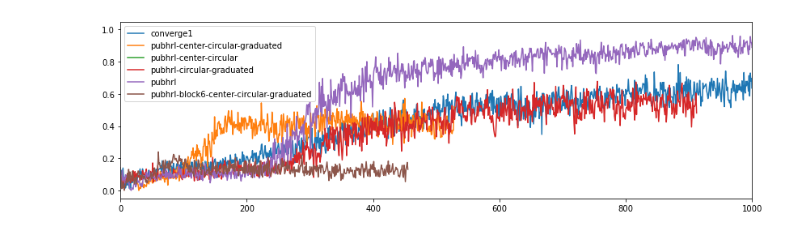
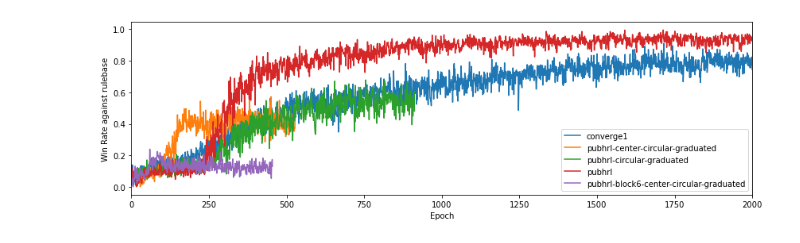
Before and after one commit to tonghuikang/hungry-goose-training-logs, a Jupyter notebook: analyse.ipynb, the cells around one changed output. Saved outputs shown, nothing was run; the diff lists cells and outputs as text; code cells hidden in the pictures.

```diff
--- a/analyse.ipynb
+++ b/analyse.ipynb
@@ -6,7 +16,6 @@ import matplotlib.pyplot as plt
 # %%
 methods = ["converge1",
            "pubhrl-center-circular-graduated",
-           "pubhrl-center-circular",
            "pubhrl-circular-graduated",
            "pubhrl",
            "pubhrl-block6-center-circular-graduated"]
@@ -29,11 +38,13 @@ for method in methods:
 # %%
 plt.figure(figsize=(14,4))
 for method in methods:
     plt.plot(epochs[method], winrates_rulebase[method], label=method)
 plt.legend()
-plt.xlim(0,1000)
+plt.ylabel("Win Rate against rulebase")
+plt.xlim(0,2000)
+plt.xlabel("Epoch")
 plt.show()
 # %% [output]
-[figure, old version]
+[figure, new version]
 # %%
 methods = [
```
Also changed, not shown: parts of 4 cells of this notebook, 1 other file.
